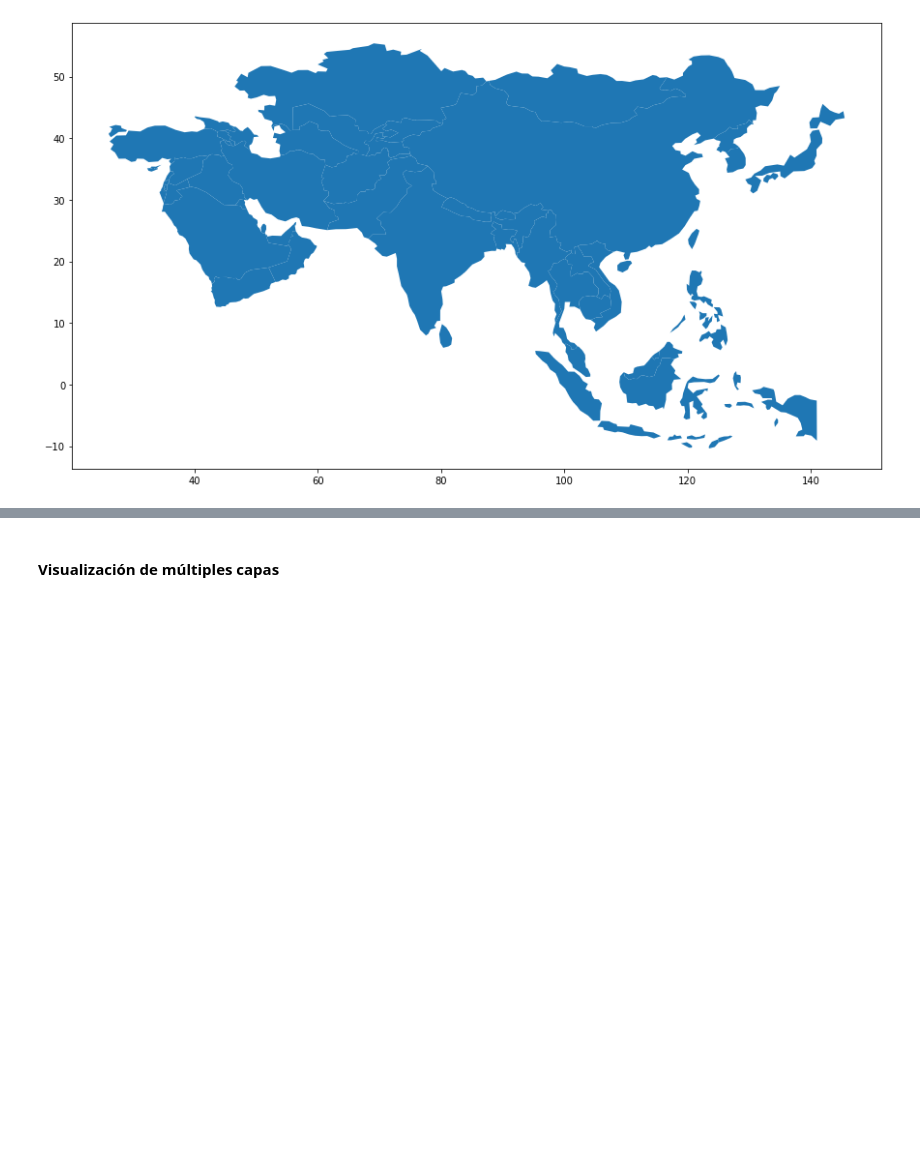
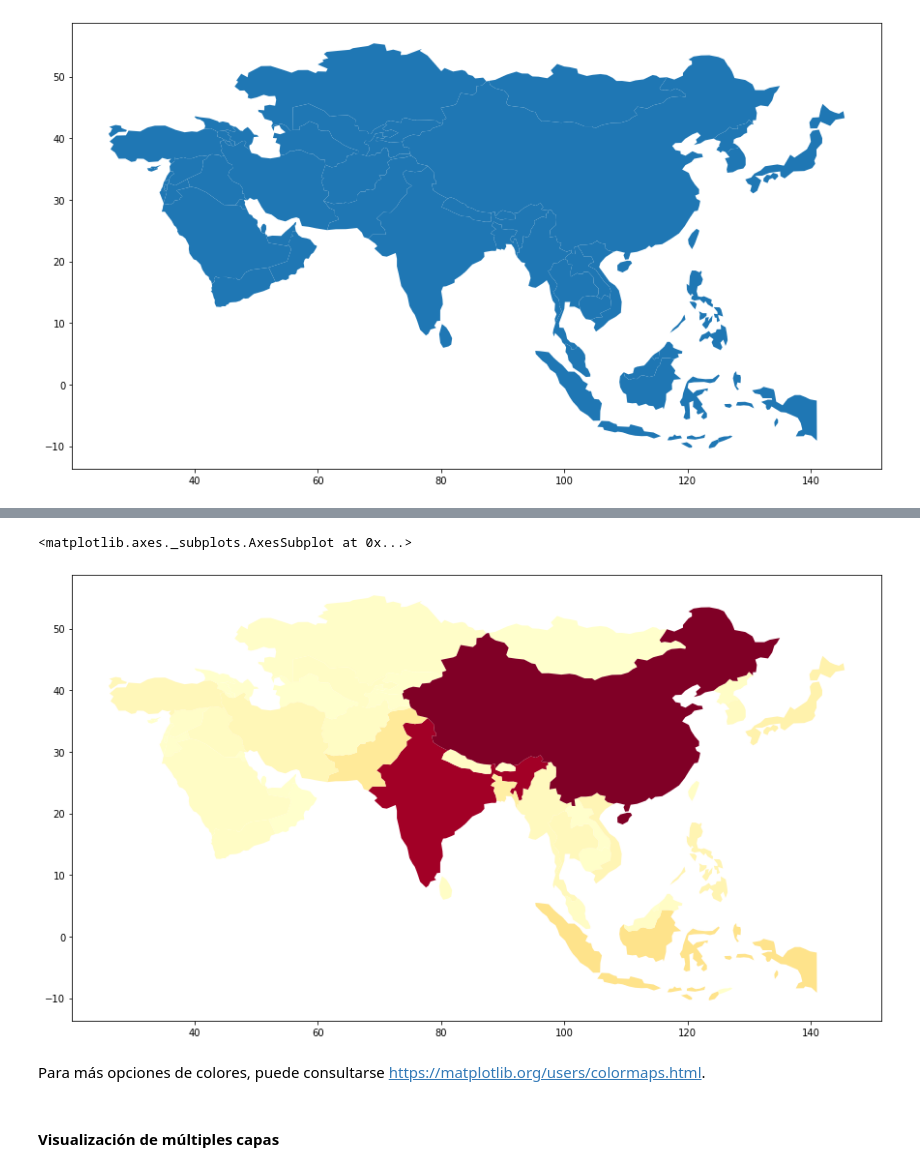
Before and after one commit to mfvargas/curso-python-geoespacial, a Jupyter notebook: nb/GeoPandas.ipynb, the cells around one changed output, grey strips where cells are left out. Saved outputs shown, nothing was run; the diff lists cells and outputs as text; code cells hidden in the pictures; blank space fills up the shorter version.

```diff
--- a/nb/GeoPandas.ipynb
+++ b/nb/GeoPandas.ipynb
@@ -177,3 +191,11 @@ paises_africa.plot(figsize=(15, 10))
+# %%
+# Colores asignados con base en una columna
+paises_asia.plot(figsize=(15, 10), cmap="YlOrRd", column="POP_EST")
+# %% [output]
+<matplotlib.axes._subplots.AxesSubplot at 0x...>
+[figure, added]
+# %% [markdown]
+Para más opciones de colores, puede consultarse [https://matplotlib.org/users/colormaps.html](https://matplotlib.org/users/colormaps.html).
 # %% [markdown]
 #### Visualización de múltiples capas
 # %% [markdown]
```
Also changed, not shown: parts of 26 cells of this notebook.
